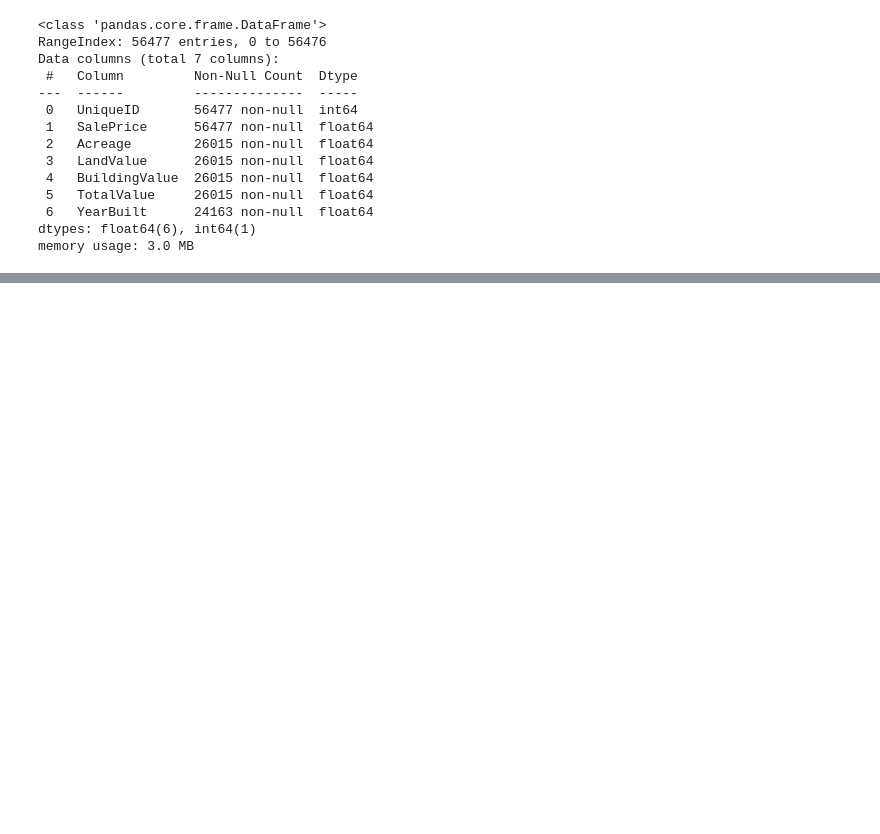
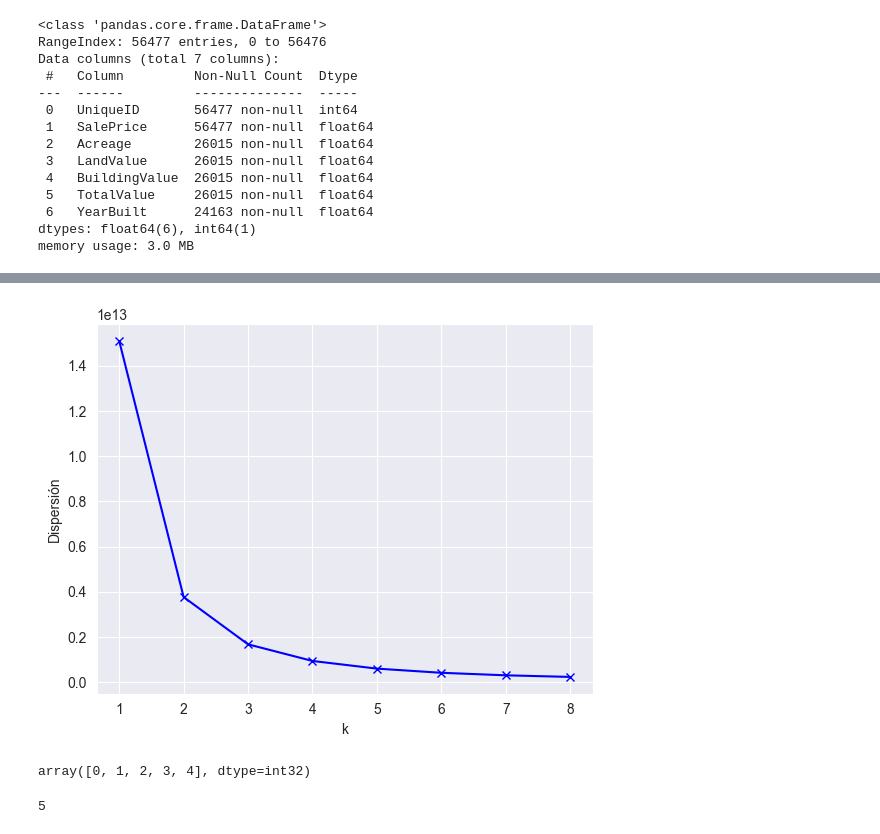
Before and after one commit to abelzambrana/Machine-Learning, a Jupyter notebook: KMeans-DBSCAN.ipynb, the cells around one changed output, grey strips where cells are left out. Cells and saved outputs as stored; diff of their text form; code cells hidden in the pictures; blank space fills up the shorter version.

Commit message:
Se realiza modificaciones en el archivo KMeans-DBSCAN

```diff
--- a/KMeans-DBSCAN.ipynb
+++ b/KMeans-DBSCAN.ipynb
@@ -115,0 +146,29 @@ plt.show()
+# %%
+# Preparacion de los datos
+from sklearn.preprocessing import LabelEncoder
+from sklearn.compose import ColumnTransformer
+
+def min_max_scaling(data):
+    return (data - data.min())/(data.max() - data.min())
+
+X = data
+
+# - Atributo SalePrice
+X['SalePrice'] = min_max_scaling(X['SalePrice'])
+
+# - Atrbuto Acreage
+X['Acreage'] = min_max_scaling(X['Acreage'])
+
+# - Atrbuto LandValue
+X['LandValue'] = min_max_scaling(X['LandValue'])
+
+# - Atrbuto BuildingValue
+X['BuildingValue'] = min_max_scaling(X['BuildingValue'])
+
+# - Atrbuto TotalValue
+X['TotalValue'] = min_max_scaling(X['TotalValue'])
+
+# - Atrbuto YearBuilt
+X['YearBuilt'] = min_max_scaling(X['YearBuilt'])
+
+X
@@ -115,0 +203,13 @@ plt.show()
+# %%
+inertia = []
+
+for k in range(1, 9):
+    kmeans = KMeans(n_clusters = k, random_state = 42).fit(X)
+    inertia.append(kmeans.inertia_)
+
+plt.plot(range(1, 9), inertia, 'bx-')
+plt.xlabel('k')
+plt.ylabel(u'Dispersión')
+plt.show()
+# %% [output]
+[figure, added]
@@ -115,0 +227,8 @@ plt.show()
+# %%
+cluster_labels
+# %% [output]
+array([0, 1, 2, 3, 4], dtype=int32)
+# %%
+n_clusters
+# %% [output]
+5
```
Also changed, not shown: parts of 11 cells of this notebook.
